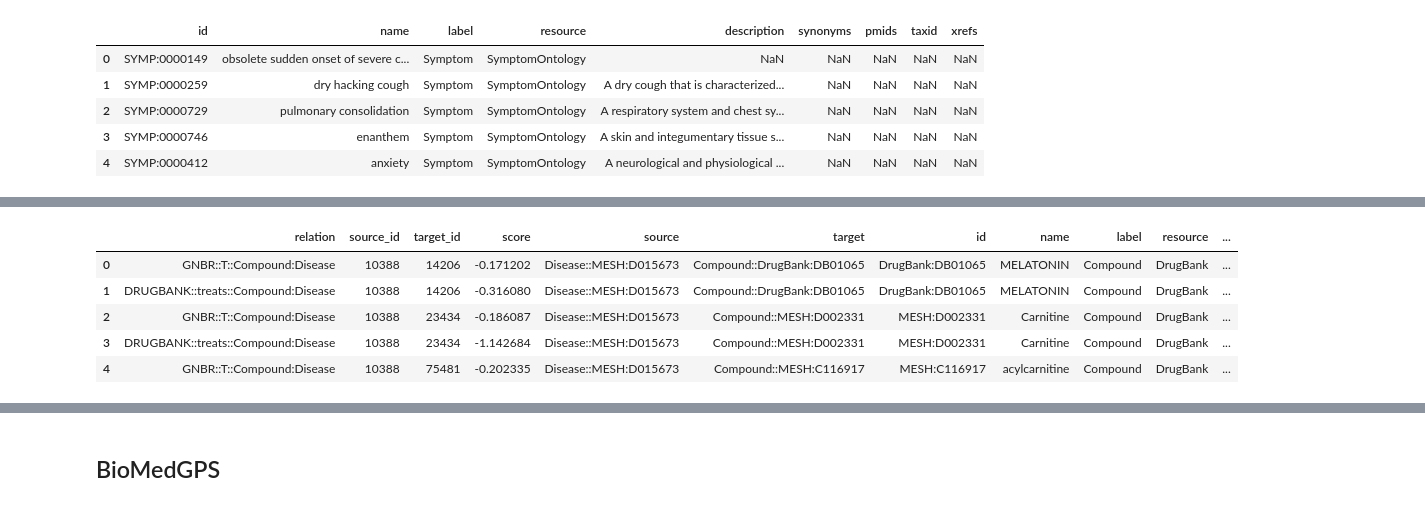
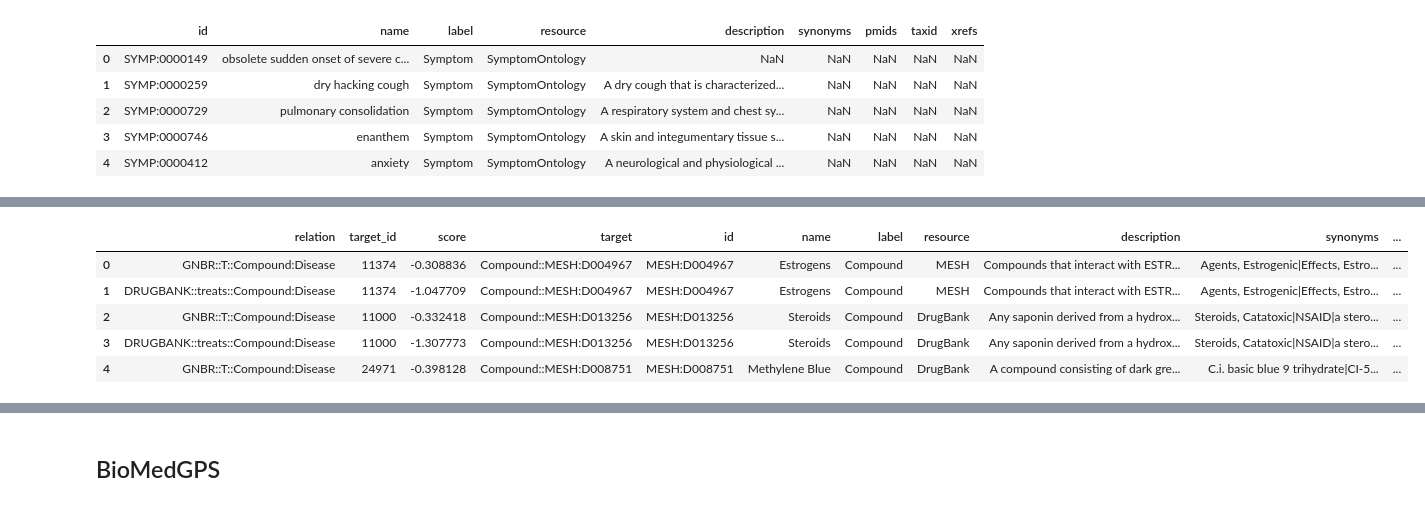
Before and after one commit to open-prophetdb/biomedgps-data, a Jupyter notebook: models/model_link_predict.ipynb, the cells around one changed output, grey strips where cells are left out. Drawn from its saved outputs; the diff is of its cells as text; code cells hidden in the pictures.

```diff
--- a/models/model_link_predict.ipynb
+++ b/models/model_link_predict.ipynb
@@ -192,10 +203,11 @@ Gene::ENTREZ:9388
 # %%
 relations = ['Hetionet::CtD::Compound:Disease', 'GNBR::T::Compound:Disease', 'DRUGBANK::treats::Compound:Disease']
+# source_id = "MONDO:0005404"
 source_id = "MESH:D015673"
 
 results = query(entity_relation_map, relations, source_id)
-topkpd = relation_each(entity_relation_map, results, topk=10551)
-topkpd_ave = relation_ave(entity_relation_map, results, topk=10551)
+topkpd = relation_each(entity_relation_map, results, topk=10556)
+topkpd_ave = relation_ave(entity_relation_map, results, topk=10556)
 topkpd, topkpd_ave
 # %% [output]
 (                                 relation  source_id  target_id     score  \
@@ -240,14 +285,14 @@ entities.head()
 # %%
 # Join the topkpd with the entity dataframe
 df = entities.copy()
 df["node_id"] = entities["label"] + "::" + entities["id"]
-merged = topkpd.merge(df, left_on='target', right_on='node_id')
-merged.to_csv(os.path.join(model_dir, f"mecfs-output.tsv"), sep="\t", index=False)
+merged = topkpd_ave.merge(df, left_on='target', right_on='node_id')
+merged.to_csv(os.path.join(model_dir, f"mecfs-ave-output.tsv"), sep="\t", index=False)
 merged.head()
 # %% [output]
-|  | relation | source_id | target_id | score | source | target | id | name | label | resource | ... |
-| 0 | GNBR::T::Compound:Disease | 10388 | 14206 | -0.171202 | Disease::MESH:D015673 | Compound::DrugBank:DB01065 | DrugBank:DB01065 | MELATONIN | Compound | DrugBank | ... |
-| 1 | DRUGBANK::treats::Compound:Disease | 10388 | 14206 | -0.316080 | Disease::MESH:D015673 | Compound::DrugBank:DB01065 | DrugBank:DB01065 | MELATONIN | Compound | DrugBank | ... |
-| 2 | GNBR::T::Compound:Disease | 10388 | 23434 | -0.186087 | Disease::MESH:D015673 | Compound::MESH:D002331 | MESH:D002331 | Carnitine | Compound | DrugBank | ... |
-| 3 | DRUGBANK::treats::Compound:Disease | 10388 | 23434 | -1.142684 | Disease::MESH:D015673 | Compound::MESH:D002331 | MESH:D002331 | Carnitine | Compound | DrugBank | ... |
-| 4 | GNBR::T::Compound:Disease | 10388 | 75481 | -0.202335 | Disease::MESH:D015673 | Compound::MESH:C116917 | MESH:C116917 | acylcarnitine | Compound | DrugBank | ... |
+|  | relation | target_id | score | target | id | name | label | resource | description | synonyms | ... |
+| 0 | GNBR::T::Compound:Disease | 11374 | -0.308836 | Compound::MESH:D004967 | MESH:D004967 | Estrogens | Compound | MESH | Compounds that interact with ESTR... | Agents, Estrogenic|Effects, Estro... | ... |
+| 1 | DRUGBANK::treats::Compound:Disease | 11374 | -1.047709 | Compound::MESH:D004967 | MESH:D004967 | Estrogens | Compound | MESH | Compounds that interact with ESTR... | Agents, Estrogenic|Effects, Estro... | ... |
+| 2 | GNBR::T::Compound:Disease | 11000 | -0.332418 | Compound::MESH:D013256 | MESH:D013256 | Steroids | Compound | DrugBank | Any saponin derived from a hydrox... | Steroids, Catatoxic|NSAID|a stero... | ... |
+| 3 | DRUGBANK::treats::Compound:Disease | 11000 | -1.307773 | Compound::MESH:D013256 | MESH:D013256 | Steroids | Compound | DrugBank | Any saponin derived from a hydrox... | Steroids, Catatoxic|NSAID|a stero... | ... |
+| 4 | GNBR::T::Compound:Disease | 24971 | -0.398128 | Compound::MESH:D008751 | MESH:D008751 | Methylene Blue | Compound | DrugBank | A compound consisting of dark gre... | C.i. basic blue 9 trihydrate|CI-5... | ... |
```
Also changed, not shown: parts of 25 cells of this notebook, 5 other files.
